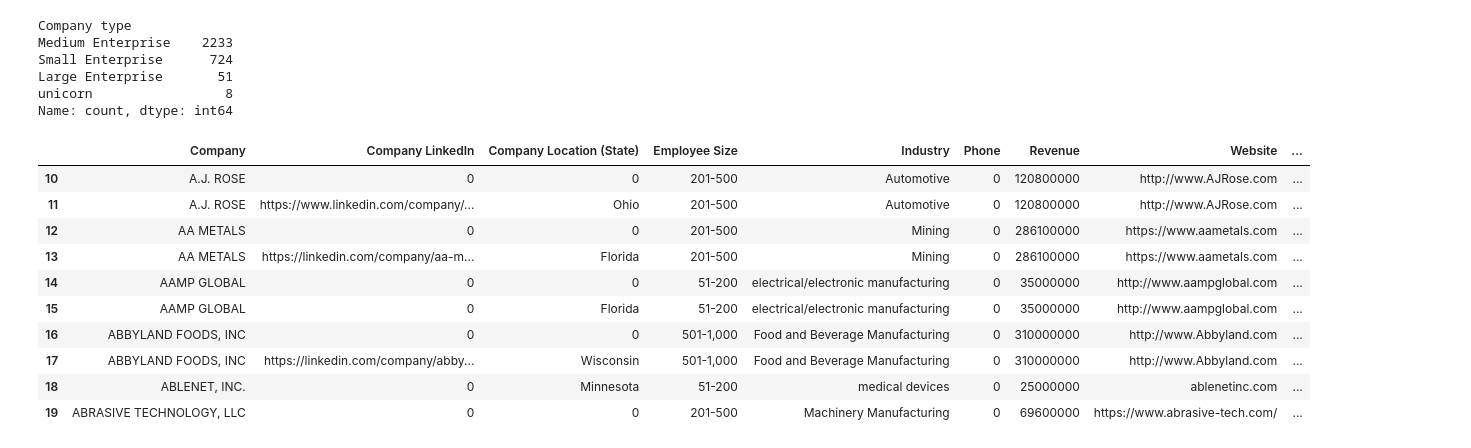
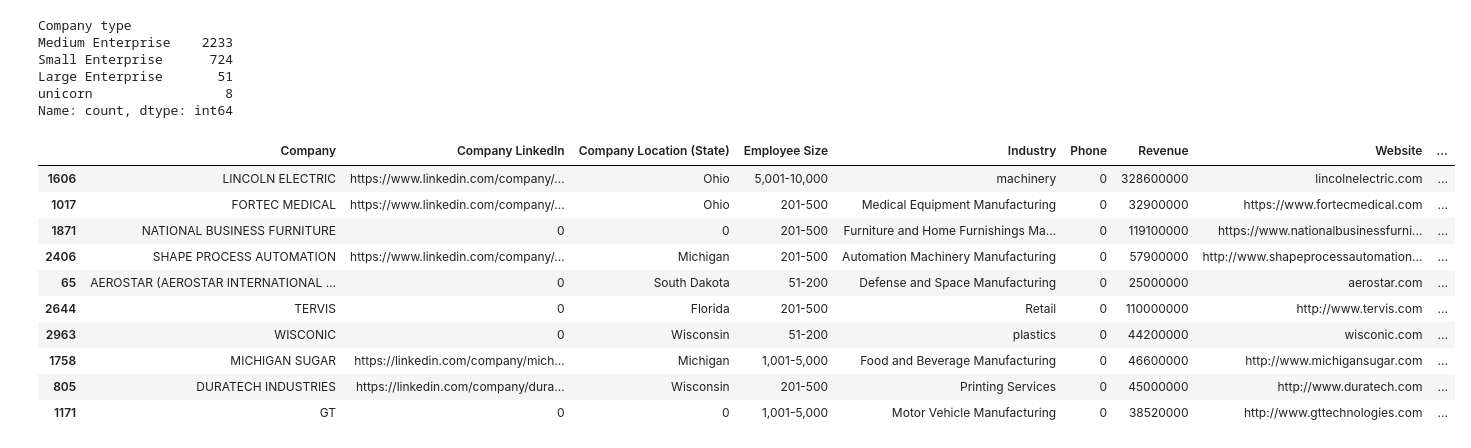
Before and after one commit to yania-n/Data-processing, a Jupyter notebook: Feature_engineering.ipynb, the cells around one changed output. Drawn from its saved outputs; the diff is of its cells as text; code cells hidden in the pictures.

Commit message:
checking_sample

```diff
--- a/Feature_engineering.ipynb
+++ b/Feature_engineering.ipynb
@@ -476,19 +476,19 @@ unicorn                 8
 Name: count, dtype: int64
 # %%
 # Filtered on row and sliced to show 10 records:
-new_df[new_df['Company type'] != ''][10:20]
+new_df.sample(10)
 # %% [output]
 |  | Company | Company LinkedIn | Company Location (State) | Employee Size | Industry | Phone | Revenue | Website | ... |
-| 10 | A.J. ROSE | 0 | 0 | 201-500 | Automotive | 0 | 120800000 | http://www.AJRose.com | ... |
-| 11 | A.J. ROSE | https://www.linkedin.com/company/... | Ohio | 201-500 | Automotive | 0 | 120800000 | http://www.AJRose.com | ... |
-| 12 | AA METALS | 0 | 0 | 201-500 | Mining | 0 | 286100000 | https://www.aametals.com | ... |
-| 13 | AA METALS | https://linkedin.com/company/aa-m... | Florida | 201-500 | Mining | 0 | 286100000 | https://www.aametals.com | ... |
-| 14 | AAMP GLOBAL | 0 | 0 | 51-200 | electrical/electronic manufacturing | 0 | 35000000 | http://www.aampglobal.com | ... |
-| 15 | AAMP GLOBAL | 0 | Florida | 51-200 | electrical/electronic manufacturing | 0 | 35000000 | http://www.aampglobal.com | ... |
-| 16 | ABBYLAND FOODS, INC | 0 | 0 | 501-1,000 | Food and Beverage Manufacturing | 0 | 310000000 | http://www.Abbyland.com | ... |
-| 17 | ABBYLAND FOODS, INC | https://linkedin.com/company/abby... | Wisconsin | 501-1,000 | Food and Beverage Manufacturing | 0 | 310000000 | http://www.Abbyland.com | ... |
-| 18 | ABLENET, INC. | 0 | Minnesota | 51-200 | medical devices | 0 | 25000000 | ablenetinc.com | ... |
-| 19 | ABRASIVE TECHNOLOGY, LLC | 0 | 0 | 201-500 | Machinery Manufacturing | 0 | 69600000 | https://www.abrasive-tech.com/ | ... |
+| 1606 | LINCOLN ELECTRIC | https://www.linkedin.com/company/... | Ohio | 5,001-10,000 | machinery | 0 | 328600000 | lincolnelectric.com | ... |
+| 1017 | FORTEC MEDICAL | https://www.linkedin.com/company/... | Ohio | 201-500 | Medical Equipment Manufacturing | 0 | 32900000 | https://www.fortecmedical.com | ... |
+| 1871 | NATIONAL BUSINESS FURNITURE | 0 | 0 | 201-500 | Furniture and Home Furnishings Ma... | 0 | 119100000 | https://www.nationalbusinessfurni... | ... |
+| 2406 | SHAPE PROCESS AUTOMATION | https://www.linkedin.com/company/... | Michigan | 201-500 | Automation Machinery Manufacturing | 0 | 57900000 | http://www.shapeprocessautomation... | ... |
+| 65 | AEROSTAR (AEROSTAR INTERNATIONAL ... | 0 | South Dakota | 51-200 | Defense and Space Manufacturing | 0 | 25000000 | aerostar.com | ... |
+| 2644 | TERVIS | 0 | Florida | 201-500 | Retail | 0 | 110000000 | http://www.tervis.com | ... |
+| 2963 | WISCONIC | 0 | Wisconsin | 51-200 | plastics | 0 | 44200000 | wisconic.com | ... |
+| 1758 | MICHIGAN SUGAR | https://linkedin.com/company/mich... | Michigan | 1,001-5,000 | Food and Beverage Manufacturing | 0 | 46600000 | http://www.michigansugar.com | ... |
+| 805 | DURATECH INDUSTRIES | https://linkedin.com/company/dura... | Wisconsin | 201-500 | Printing Services | 0 | 45000000 | http://www.duratech.com | ... |
+| 1171 | GT | 0 | 0 | 1,001-5,000 | Motor Vehicle Manufacturing | 0 | 38520000 | http://www.gttechnologies.com | ... |
 # %%
 new_df.to_csv('company_list_new.csv',index= False)
 # %%
```
Also changed, not shown: parts of 1 cell of this notebook.
